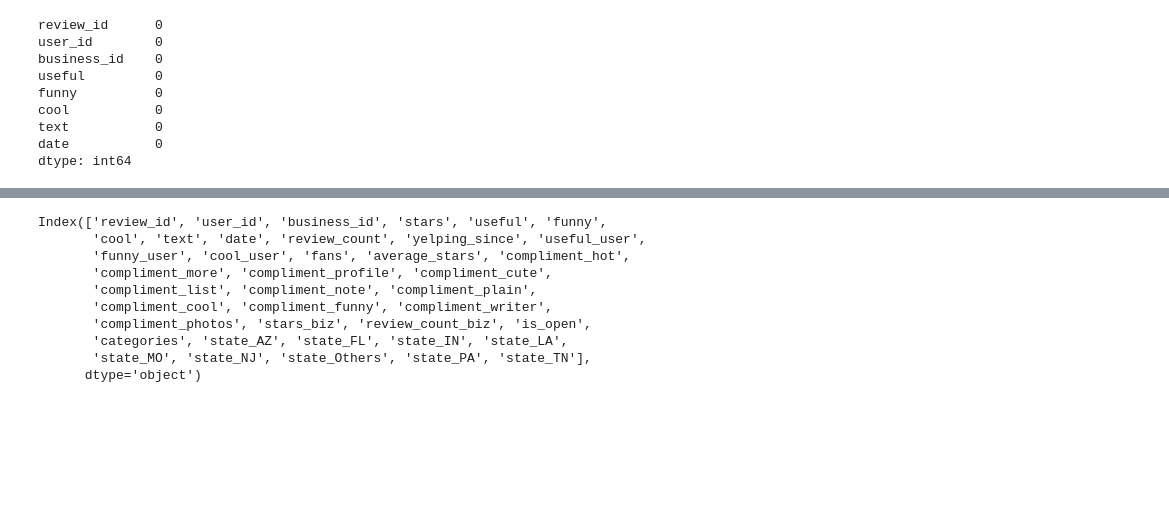
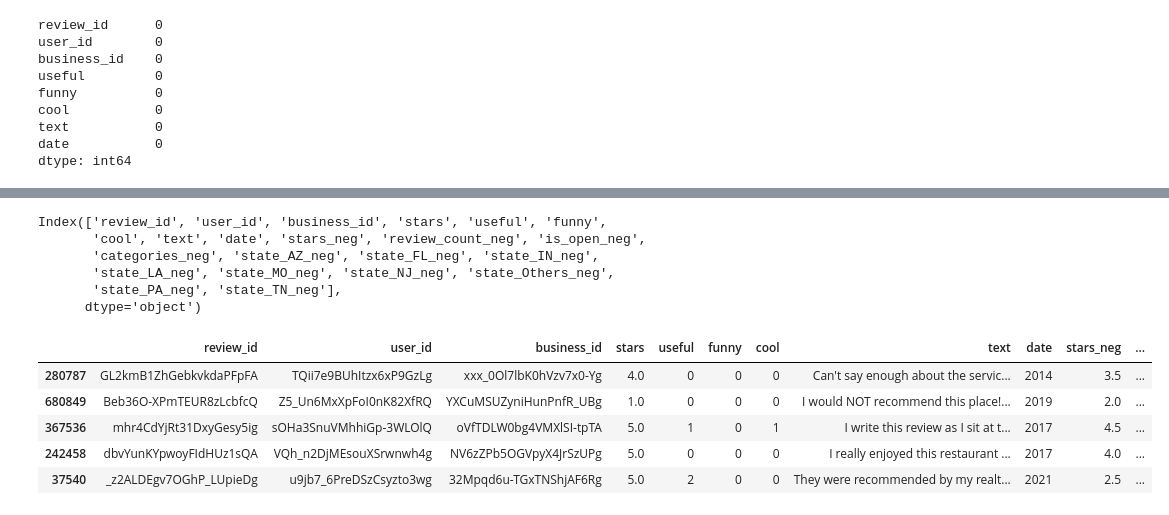
Before and after one commit to agmota11/RECSYS, a Jupyter notebook: Practica 2/src/Exploracion.ipynb, the cells around one changed output, grey strips where cells are left out. Cells and saved outputs as stored; diff of their text form; code cells hidden in the pictures; blank space fills up the shorter version.

```diff
--- a/Practica 2/src/Exploracion.ipynb
+++ b/Practica 2/src/Exploracion.ipynb
@@ -542,13 +620,20 @@ train.head()
 # %%
-train.columns
+df_merged.columns
 # %% [output]
 Index(['review_id', 'user_id', 'business_id', 'stars', 'useful', 'funny',
-       'cool', 'text', 'date', 'review_count', 'yelping_since', 'useful_user',
-       'funny_user', 'cool_user', 'fans', 'average_stars', 'compliment_hot',
-       'compliment_more', 'compliment_profile', 'compliment_cute',
-       'compliment_list', 'compliment_note', 'compliment_plain',
-       'compliment_cool', 'compliment_funny', 'compliment_writer',
-       'compliment_photos', 'stars_biz', 'review_count_biz', 'is_open',
-       'categories', 'state_AZ', 'state_FL', 'state_IN', 'state_LA',
-       'state_MO', 'state_NJ', 'state_Others', 'state_PA', 'state_TN'],
+       'cool', 'text', 'date', 'stars_neg', 'review_count_neg', 'is_open_neg',
+       'categories_neg', 'state_AZ_neg', 'state_FL_neg', 'state_IN_neg',
+       'state_LA_neg', 'state_MO_neg', 'state_NJ_neg', 'state_Others_neg',
+       'state_PA_neg', 'state_TN_neg'],
       dtype='object')
+# %%
+df_merged['date'] = pd.to_datetime(df_merged['date'])
+df_merged['date'] = df_merged['date'].dt.year
+df_merged.sample(5)
+# %% [output]
+|  | review_id | user_id | business_id | stars | useful | funny | cool | text | date | stars_neg | ... |
+| 280787 | GL2kmB1ZhGebkvkdaPFpFA | TQii7e9BUhItzx6xP9GzLg | xxx_0Ol7lbK0hVzv7x0-Yg | 4.0 | 0 | 0 | 0 | Can't say enough about the servic... | 2014 | 3.5 | ... |
+| 680849 | Beb36O-XPmTEUR8zLcbfcQ | Z5_Un6MxXpFoI0nK82XfRQ | YXCuMSUZyniHunPnfR_UBg | 1.0 | 0 | 0 | 0 | I would NOT recommend this place!... | 2019 | 2.0 | ... |
+| 367536 | mhr4CdYjRt31DxyGesy5ig | sOHa3SnuVMhhiGp-3WLOlQ | oVfTDLW0bg4VMXlSI-tpTA | 5.0 | 1 | 0 | 1 | I write this review as I sit at t... | 2017 | 4.5 | ... |
+| 242458 | dbvYunKYpwoyFIdHUz1sQA | VQh_n2DjMEsouXSrwnwh4g | NV6zZPb5OGVpyX4JrSzUPg | 5.0 | 0 | 0 | 0 | I really enjoyed this restaurant ... | 2017 | 4.0 | ... |
+| 37540 | _z2ALDEgv7OGhP_LUpieDg | u9jb7_6PreDSzCsyzto3wg | 32Mpqd6u-TGxTNShjAF6Rg | 5.0 | 2 | 0 | 0 | They were recommended by my realt... | 2021 | 2.5 | ... |
```
Also changed, not shown: parts of 40 cells of this notebook, 4 other files.
